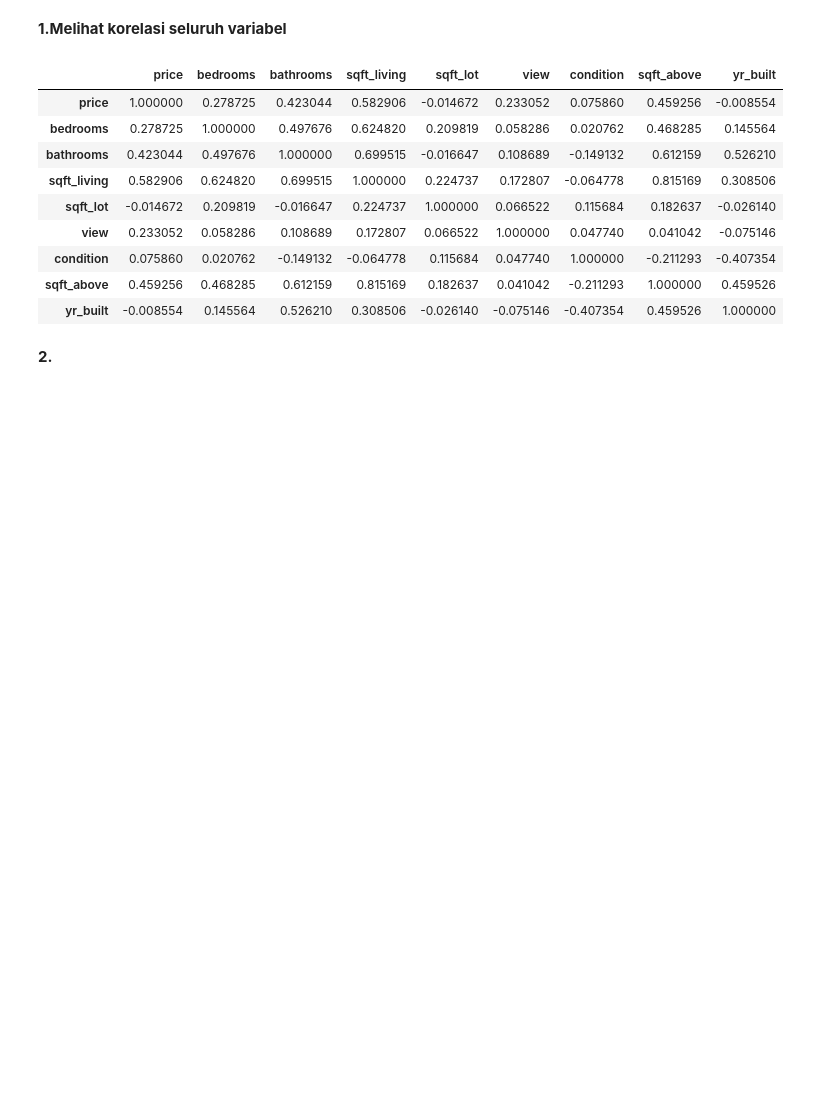
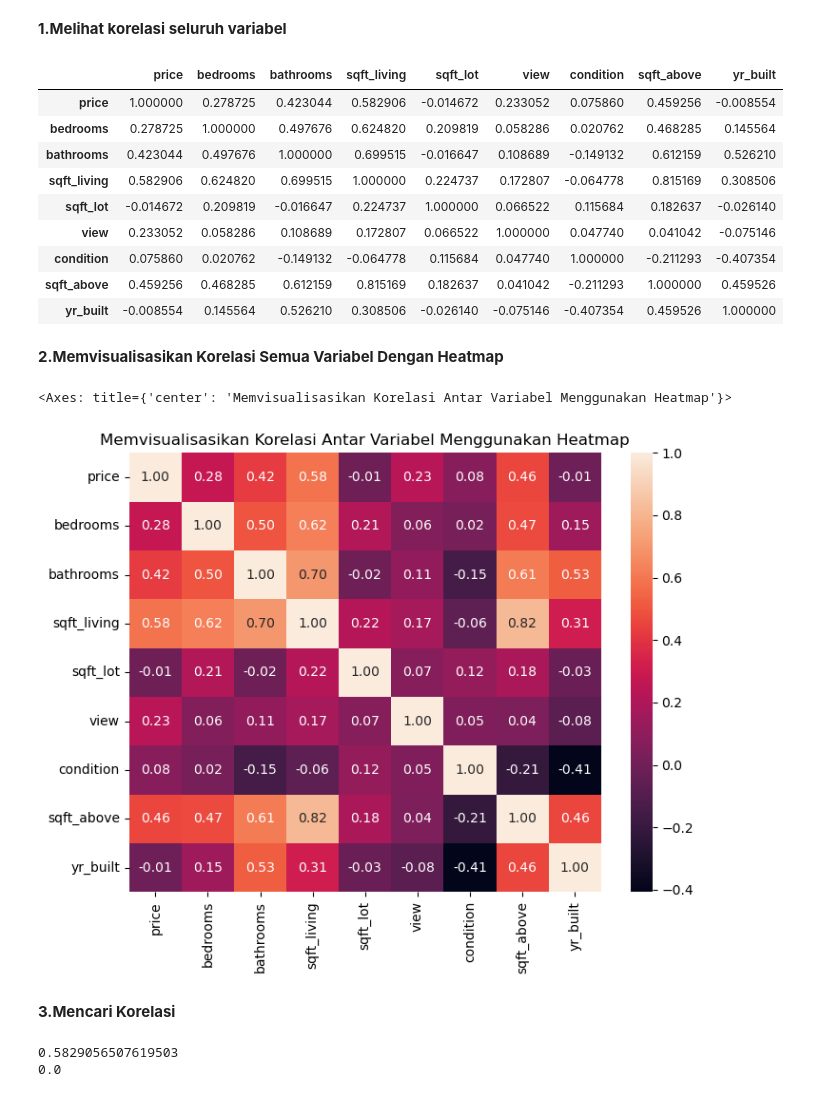
Before and after one commit to HaikalRFadhilahh/fp-BigDataPA, a Jupyter notebook: UAS_BDPA.ipynb, the cells around one changed output. Cells and saved outputs as stored; diff of their text form; code cells hidden in the pictures; blank space fills up the shorter version.

Commit message:
Korelasi Progress

```diff
--- a/UAS_BDPA.ipynb
+++ b/UAS_BDPA.ipynb
@@ -396,5 +396,22 @@ df.corr()
 | condition | 0.075860 | 0.020762 | -0.149132 | -0.064778 | 0.115684 | 0.047740 | 1.000000 | -0.211293 | -0.407354 |
 | sqft_above | 0.459256 | 0.468285 | 0.612159 | 0.815169 | 0.182637 | 0.041042 | -0.211293 | 1.000000 | 0.459526 |
 | yr_built | -0.008554 | 0.145564 | 0.526210 | 0.308506 | -0.026140 | -0.075146 | -0.407354 | 0.459526 | 1.000000 |
+# %% [markdown]
+<p><b>2.Memvisualisasikan Korelasi Semua Variabel Dengan Heatmap</b></p>
+# %%
+plt.figure(figsize=(8,6))
+korelasi = df.corr()
+plt.title("Memvisualisasikan Korelasi Antar Variabel Menggunakan Heatmap")
+sns.heatmap(korelasi,annot=True,fmt='.2f')
+# %% [output]
+<Axes: title={'center': 'Memvisualisasikan Korelasi Antar Variabel Menggunakan Heatmap'}>
+[figure, added]
 # %% [markdown]
-<p><b>2.</b></p>
+<p><b>3.Mencari Korelasi</b></p>
+# %%
+pearson_coef, p_value = stats.pearsonr(df['price'],df['sqft_living'])
+print(pearson_coef)
+print(p_value)
+# %% [output]
+0.5829056507619503
+0.0
```
Also changed, not shown: parts of 1 cell of this notebook.
